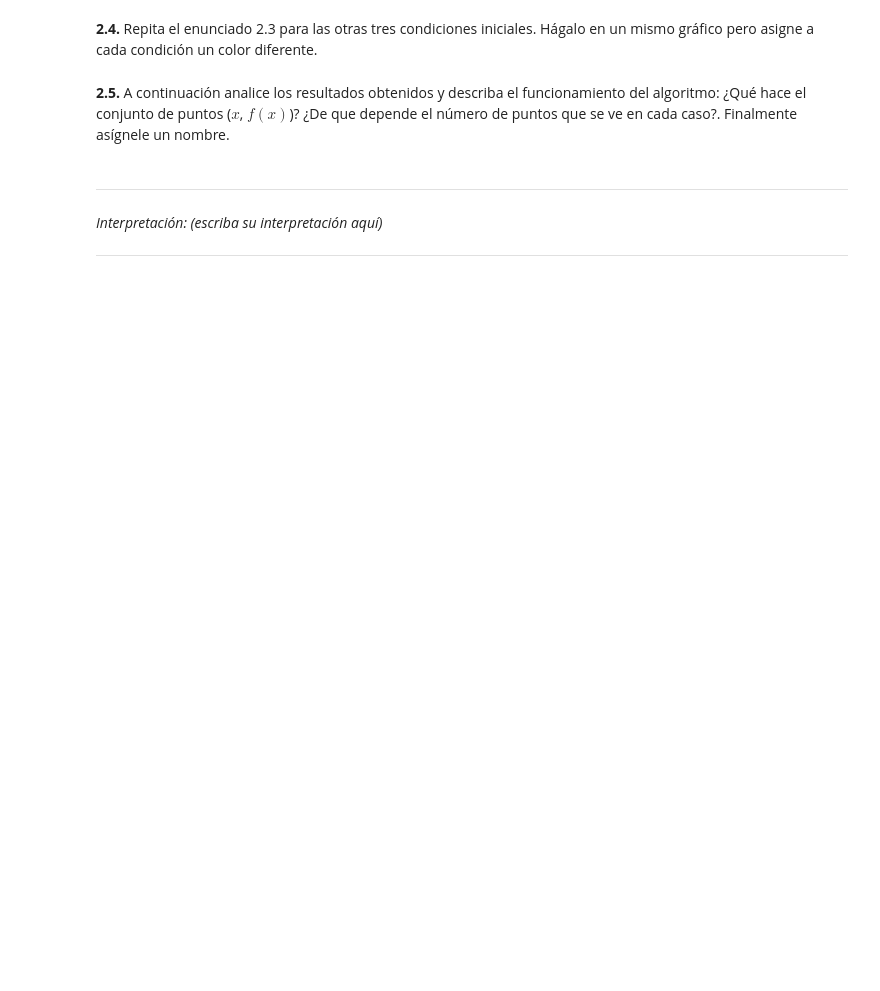
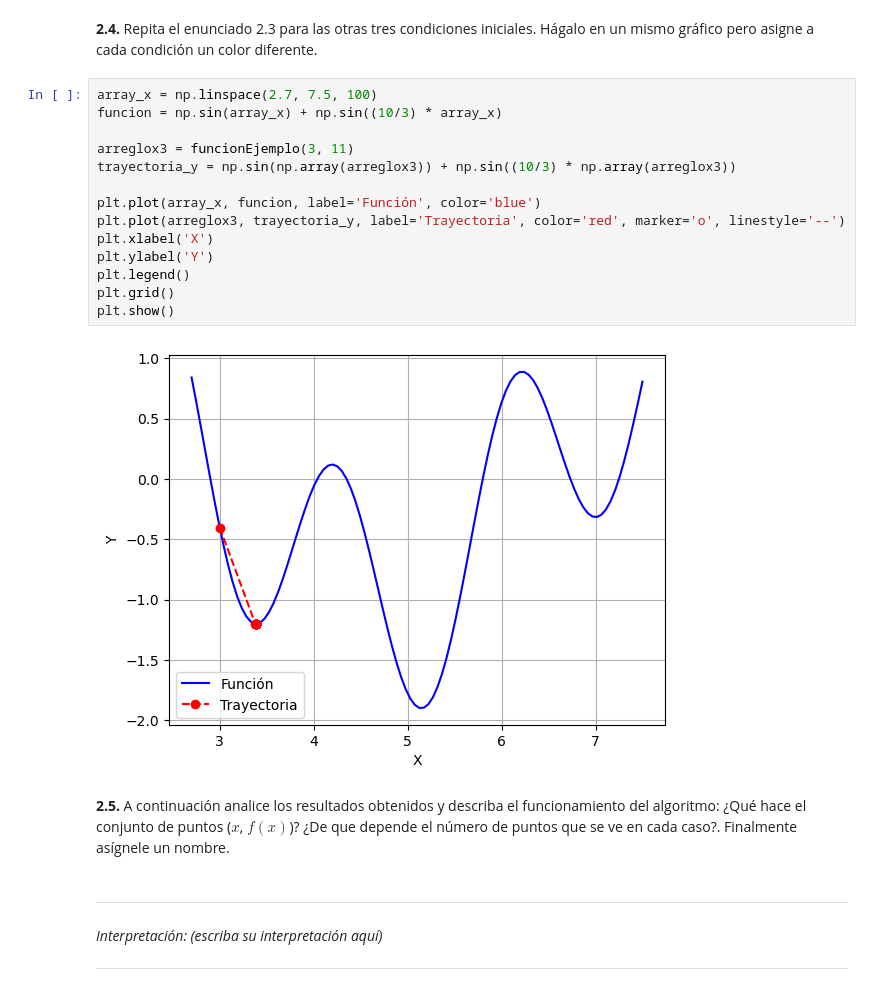
Before and after one commit to ElIngeJuan/IBIO-2440-Laboratorios-ML, a Jupyter notebook: Laboratorio_4_20251.ipynb, the cells around one changed output. Drawn from its saved outputs; the diff is of its cells as text; blank space fills up the shorter version.

```diff
--- a/Laboratorio_4_20251.ipynb
+++ b/Laboratorio_4_20251.ipynb
@@ -165,6 +165,22 @@ Grafique $f(x)$ respecto a $x$, donde $x\in [2.7,7.5]$. Esta gráfica debe verse
 ![image.png](embedded-picture-1)
 # %% [markdown]
 **2.4.** Repita el enunciado 2.3 para las otras tres condiciones iniciales. Hágalo en un mismo gráfico pero asigne a cada condición un color diferente.
+# %%
+array_x = np.linspace(2.7, 7.5, 100)
+funcion = np.sin(array_x) + np.sin((10/3) * array_x)
+
+arreglox3 = funcionEjemplo(3, 11)
+trayectoria_y = np.sin(np.array(arreglox3)) + np.sin((10/3) * np.array(arreglox3))
+
+plt.plot(array_x, funcion, label='Función', color='blue')
+plt.plot(arreglox3, trayectoria_y, label='Trayectoria', color='red', marker='o', linestyle='--')
+plt.xlabel('X')
+plt.ylabel('Y')
+plt.legend()
+plt.grid()
+plt.show()
+# %% [output]
+[figure, added]
 # %% [markdown]
 **2.5.** A continuación analice los resultados obtenidos y describa el funcionamiento del algoritmo: ¿Qué hace el conjunto de puntos ($x$, $f(x)$)? ¿De que depende el número de puntos que se ve en cada caso?. Finalmente asígnele un nombre.
 # %% [markdown]
```
Also changed, not shown: parts of 3 cells of this notebook.
